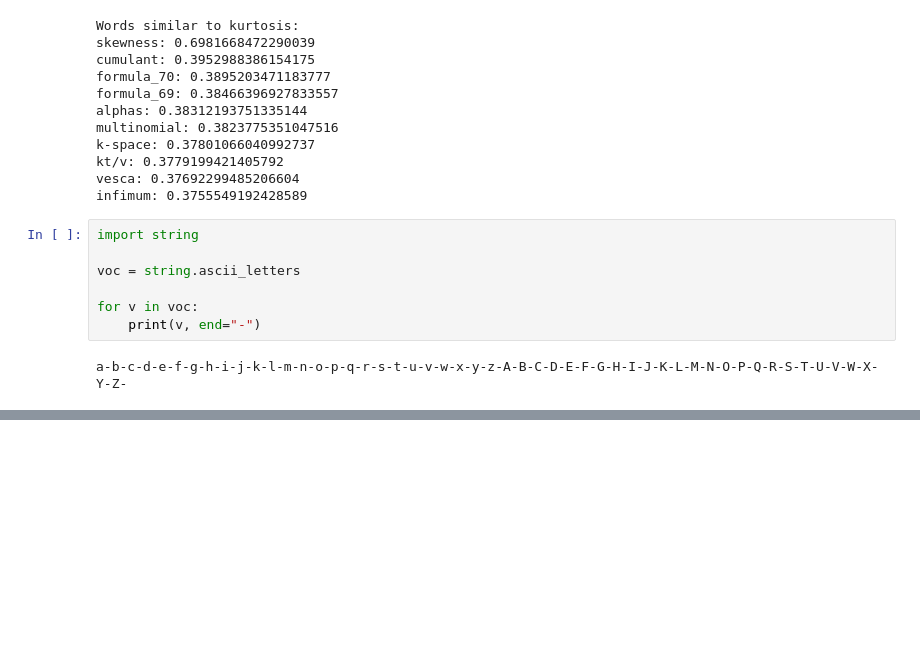
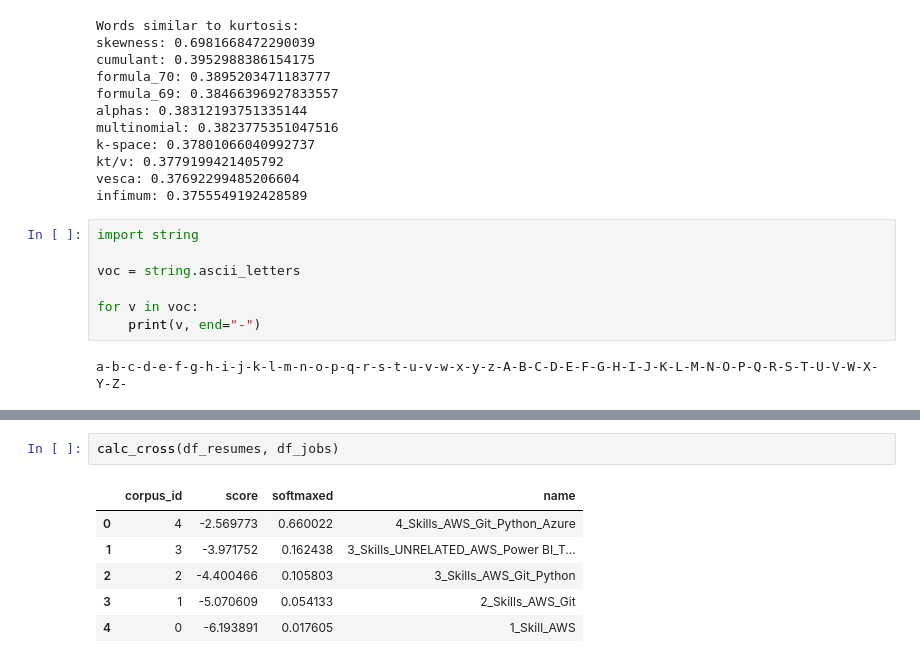
Before and after one commit to victorbjorsvik/workproject_matching_algo, a Jupyter notebook: word_embeddings.ipynb, the cells around one changed output, grey strips where cells are left out. Drawn from its saved outputs; the diff is of its cells as text; blank space fills up the shorter version.

```diff
--- a/word_embeddings.ipynb
+++ b/word_embeddings.ipynb
@@ -171,0 +361,9 @@ a-b-c-d-e-f-g-h-i-j-k-l-m-n-o-p-q-r-s-t-u-v-w-x-y-z-A-B-C-D-E-F-G-H-I-J-K-L-M-N-
+# %%
+calc_cross(df_resumes, df_jobs)
+# %% [output]
+|  | corpus_id | score | softmaxed | name |
+| 0 | 4 | -2.569773 | 0.660022 | 4_Skills_AWS_Git_Python_Azure |
+| 1 | 3 | -3.971752 | 0.162438 | 3_Skills_UNRELATED_AWS_Power BI_T... |
+| 2 | 2 | -4.400466 | 0.105803 | 3_Skills_AWS_Git_Python |
+| 3 | 1 | -5.070609 | 0.054133 | 2_Skills_AWS_Git |
+| 4 | 0 | -6.193891 | 0.017605 | 1_Skill_AWS |
```
Also changed, not shown: parts of 21 cells of this notebook, 14 other files.
